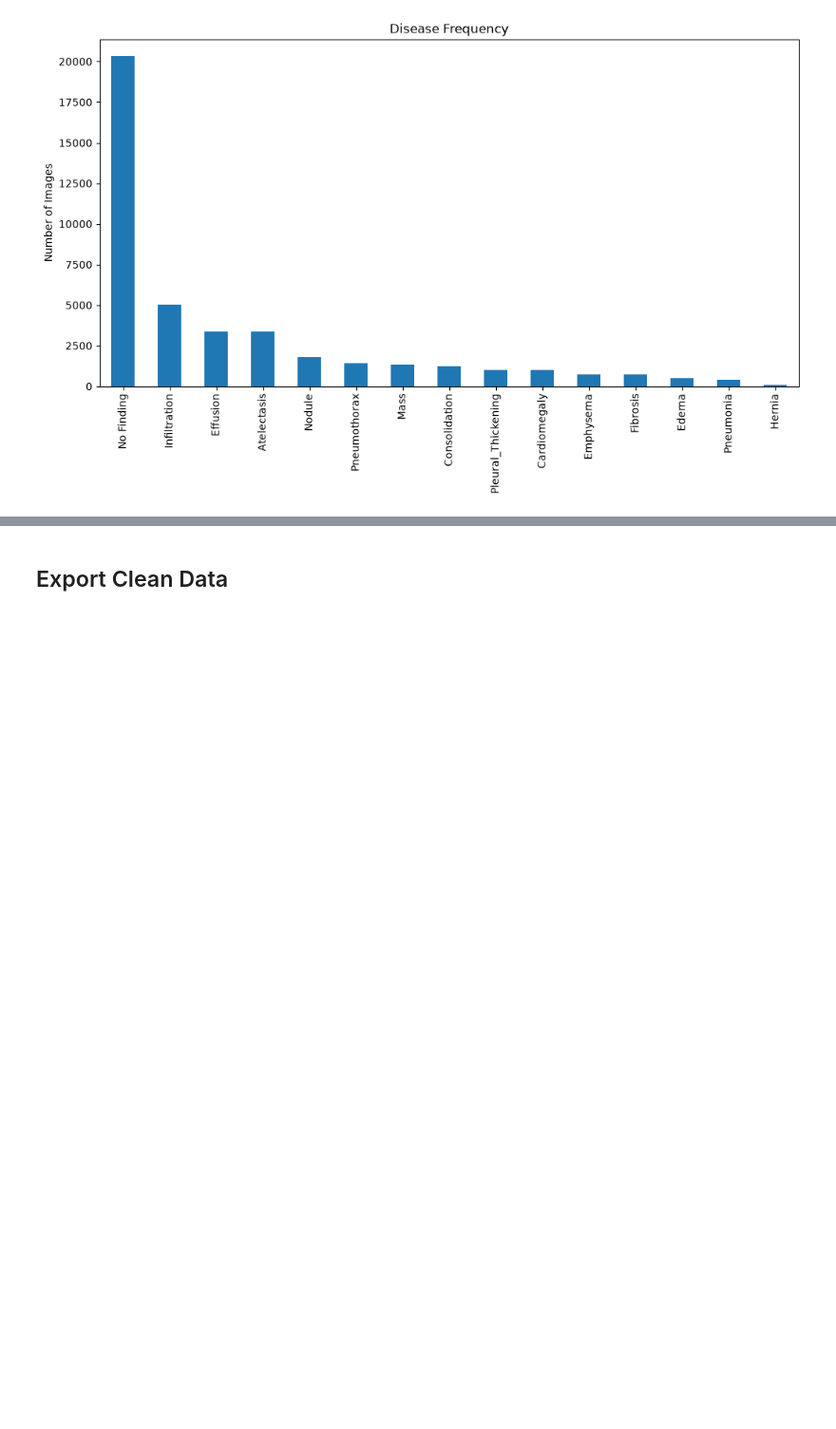
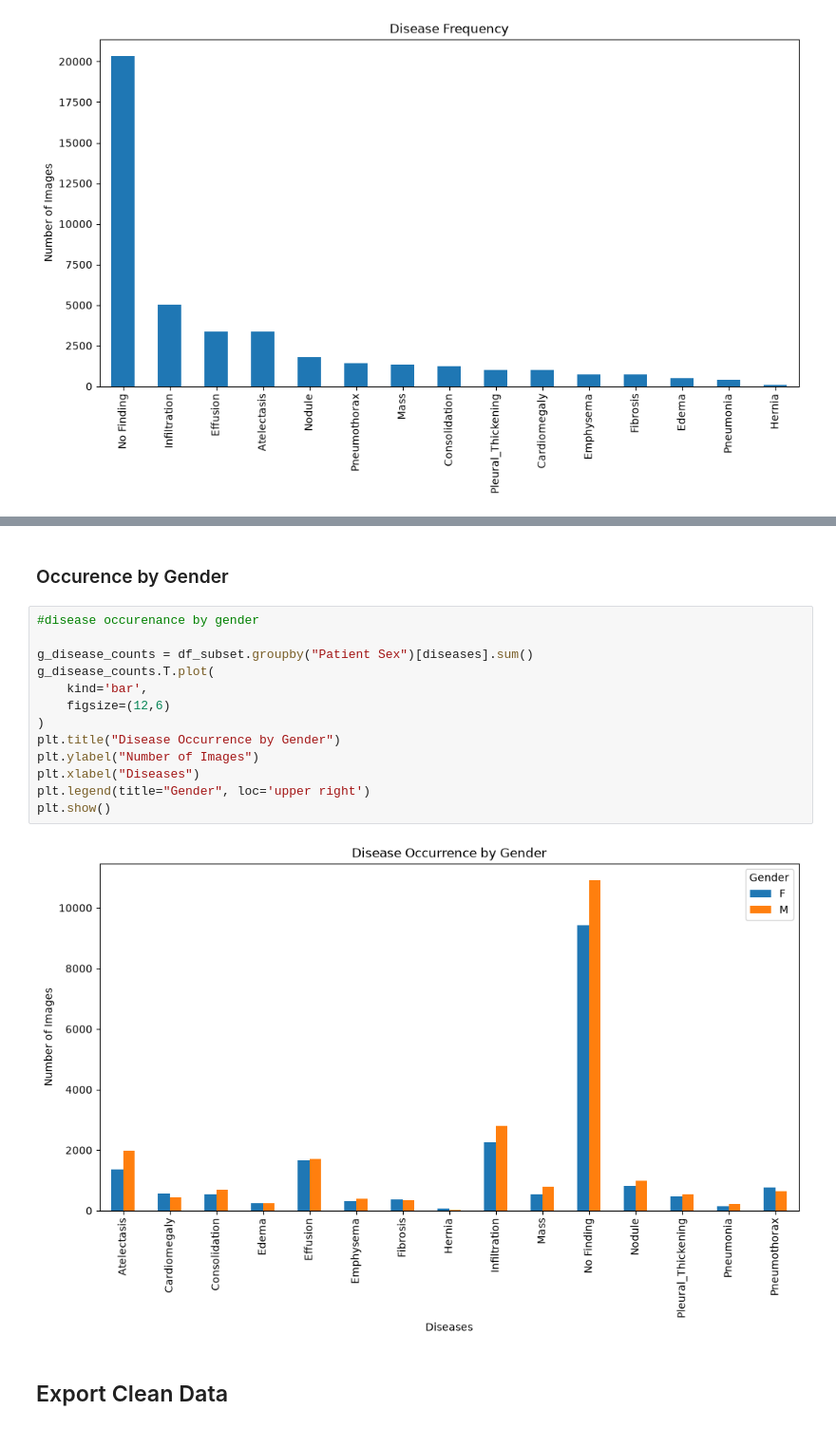
Before and after one commit to Nokubongwa/MIT-805-Big-Data-Project, a Jupyter notebook: MIT 805 Project.ipynb, the cells around one changed output, grey strips where cells are left out. Shown at 95% size. Drawn from its saved outputs; the diff is of its cells as text; blank space fills up the shorter version.

```diff
--- a/MIT 805 Project.ipynb
+++ b/MIT 805 Project.ipynb
@@ -231,3 +260,20 @@ plt.show()
+# %% [markdown]
+### Occurence by Gender
+# %%
+#disease occurenance by gender
+
+g_disease_counts = df_subset.groupby("Patient Sex")[diseases].sum()
+g_disease_counts.T.plot(
+    kind='bar',
+    figsize=(12,6)
+)
+plt.title("Disease Occurrence by Gender")
+plt.ylabel("Number of Images")
+plt.xlabel("Diseases")
+plt.legend(title="Gender", loc='upper right')
+plt.show()
+# %% [output]
+[figure, added]
 # %% [markdown]
 ## Export Clean Data
 # %%
```
Also changed, not shown: parts of 8 cells of this notebook, 7 other files.
